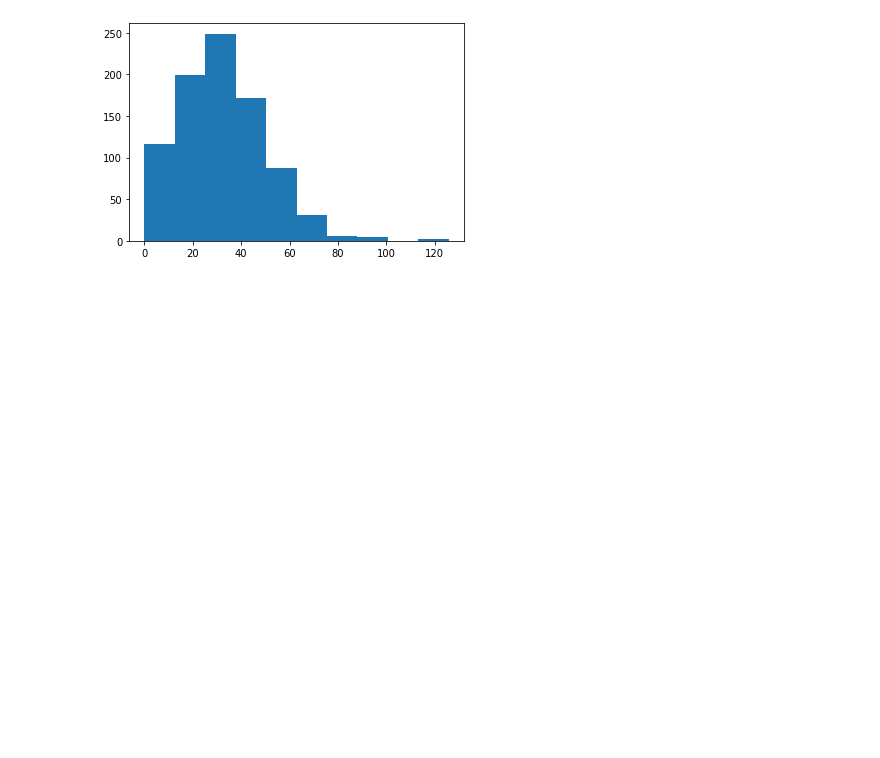
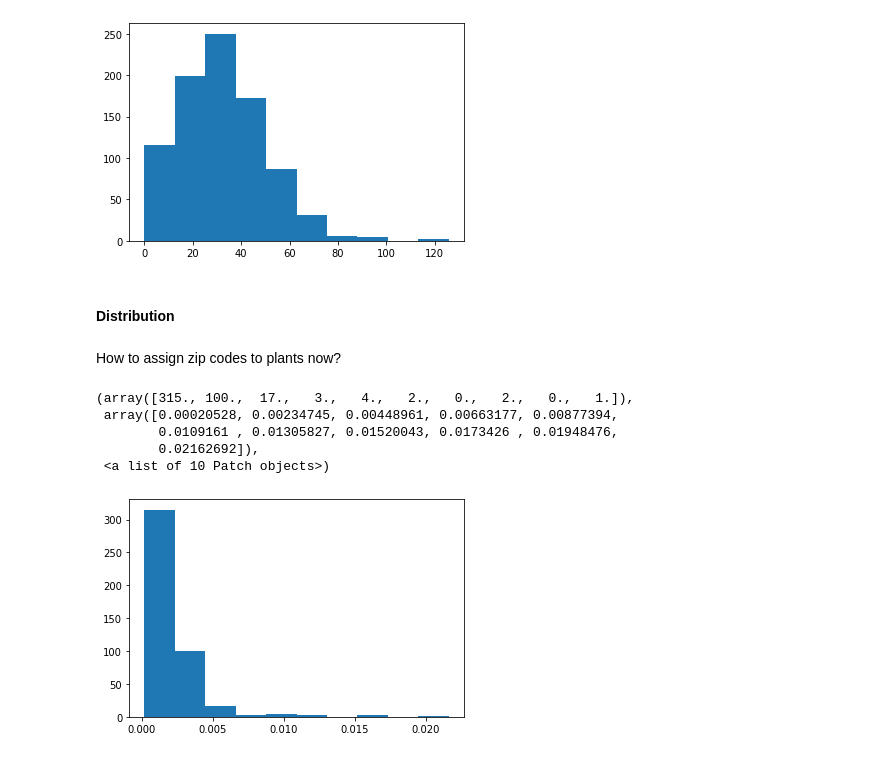
Before and after one commit to mauriciogtec/power-plants, a Jupyter notebook: hyads_mixture.ipynb, the cells around one changed output. Drawn from its saved outputs; the diff is of its cells as text; code cells hidden in the pictures; blank space fills up the shorter version.

```diff
--- a/hyads_mixture.ipynb
+++ b/hyads_mixture.ipynb
@@ -162,3 +167,21 @@ sns.heatmap(cov[2]);
 plt.hist(hyads0.std(0));
 # %% [output]
 [figure]
+# %% [markdown]
+#### Distribution
+# %% [markdown]
+How to assign zip codes to plants now?
+# %%
+idx = 10
+
+w = hyads[:,idx]
+w /= w.sum()
+# %%
+plt.hist(w)
+# %% [output]
+(array([315., 100.,  17.,   3.,   4.,   2.,   0.,   2.,   0.,   1.]),
+ array([0.00020528, 0.00234745, 0.00448961, 0.00663177, 0.00877394,
+        0.0109161 , 0.01305827, 0.01520043, 0.0173426 , 0.01948476,
+        0.02162692]),
+ <a list of 10 Patch objects>)
+[figure, added]
```
Also changed, not shown: parts of 13 cells of this notebook, 6 other files.
